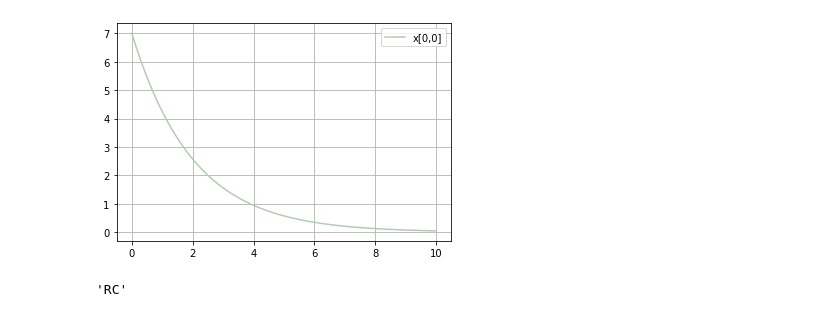
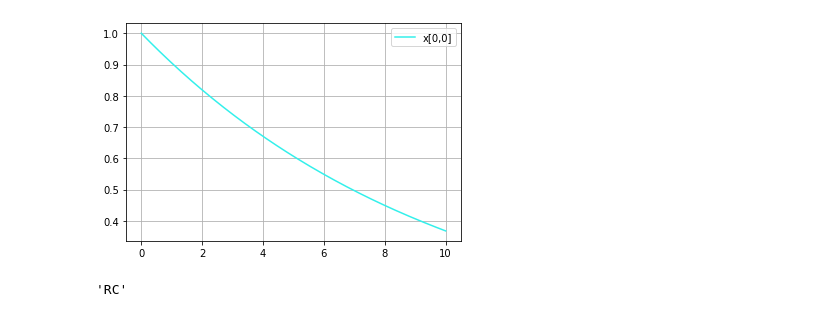
Before and after one commit to Mehrdadghassabi/Gracc, a Jupyter notebook: BCSThesis/Source/GRacC.ipynb, the cells around one changed output. Drawn from its saved outputs; the diff is of its cells as text; code cells hidden in the pictures.

```diff
--- a/BCSThesis/Source/GRacC.ipynb
+++ b/BCSThesis/Source/GRacC.ipynb
@@ -307,6 +309,7 @@ def find_kg_edges_weights_RC(kg):
 
     A = np.zeros([len(a),len(a)])
     B = np.zeros([len(a),len(a)])
+    C = np.zeros([len(a),len(a)])
     i = 0
     dic = dict()
     for loop in d :
@@ -330,11 +333,15 @@ def find_kg_edges_weights_RC(kg):
             resprsnt = not res == 0
 
             if resprsnt :
+               count = 0
                arr = ans[index]
-               arr = arr[1:]
-               count = 0
+               k = 0
                for el in arr :
-                   B[i][count] = B[i][count] + (el*res)
+                   if k == 0:
+                      C[i][count] = C[i][count] + (el*res)
+                   else:
+                      B[i][count] = B[i][count] + (el*res)
+                   k = k + 1
                count = count + 1
 
             i = i + 1
@@ -419,10 +420,14 @@ def solve_matrix_eq(a,x0):
     plt.legend(loc='best')
     plt.grid(True)
     plt.show()
-# %%
-solve_matrix_eq(np.array([[-0.5]]),np.array([[7.0]]))
-# %% [output]
-[figure, removed]
+# %%
+kg3 = circuit_parser('circuit5.txt')
+X = find_kg_edges_weights_RC(kg3)
+X = np.linalg.inv(X)
+Y = [[1]]
+solve_matrix_eq(X,Y)
+# %% [output]
+[figure, added]
 # %%
 def circuit_type(kg):
     contain_self  = False
```
Also changed, not shown: parts of 3 cells of this notebook.
